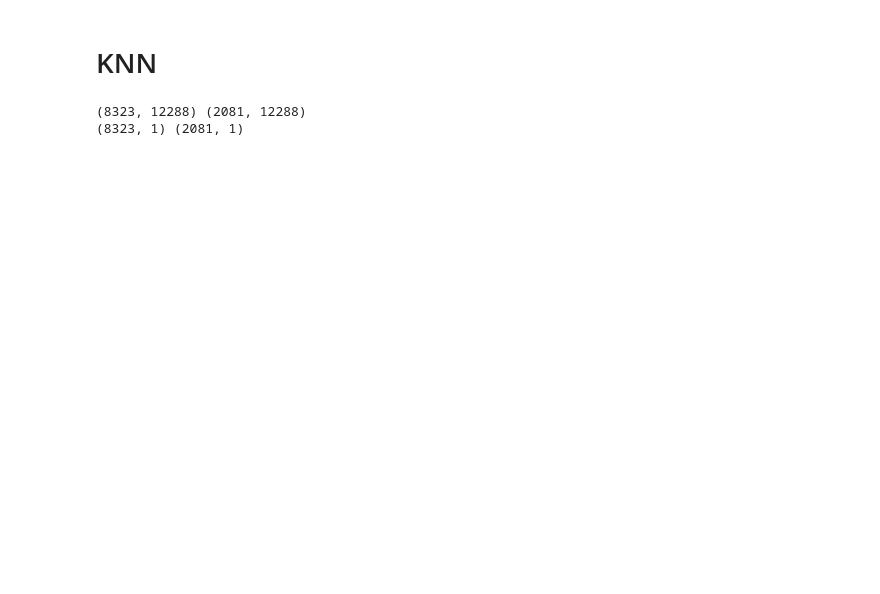
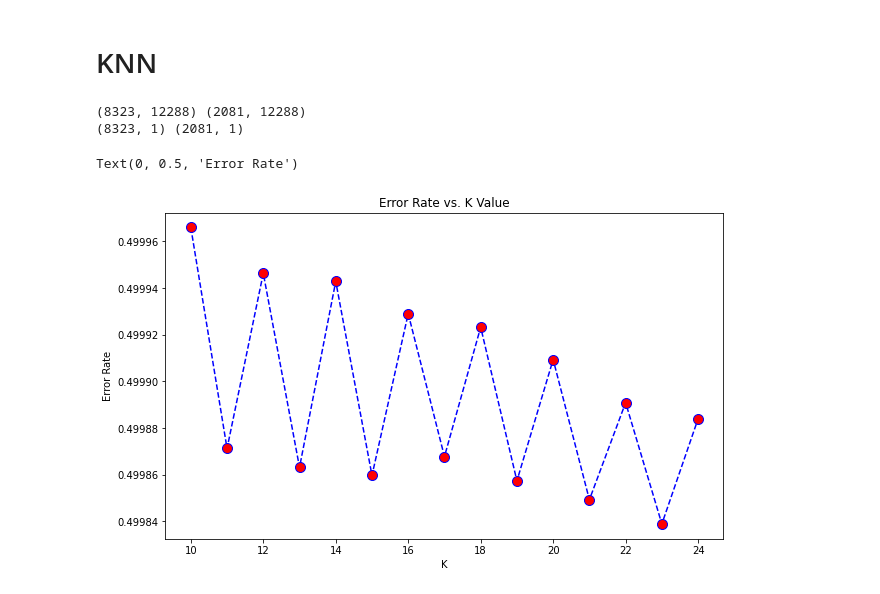
Before and after one commit to brijk20/EyeClassification, a Jupyter notebook: eye-classification.ipynb, the cells around one changed output. Drawn from its saved outputs; the diff is of its cells as text; code cells hidden in the pictures; blank space fills up the shorter version.

```diff
--- a/eye-classification.ipynb
+++ b/eye-classification.ipynb
@@ -279,14 +291,16 @@ display(df1.head())
 # %% [markdown]
 # KNN
+# %%
+# Function to reset the index and reshape the array
+def cleaned(X):
+    for i in range(len(X)):
+        X[i] = np.vstack(X[i].reset_index(drop=True))
+    return X
 # %%
 # Split data into train and test
-
 X_train, X_test,y_train, y_test = train_test_split(df1.Image, df1.Label, test_size = 0.2, random_state = 7)
 
-X_train = np.vstack(X_train.reset_index(drop=True))
-X_test = np.vstack(X_test.reset_index(drop=True))
-y_train = np.vstack(y_train.reset_index(drop=True))
-y_test = np.vstack(y_test.reset_index(drop=True))
+X_train, X_test,y_train, y_test = cleaned([X_train, X_test,y_train, y_test])
 
 print(X_train.shape, X_test.shape)
 print(y_train.shape, y_test.shape)
@@ -297,8 +311,9 @@ print(y_train.shape, y_test.shape)
 # Applying KNN multiple times to find best value of K
 
 error_rate = []
+acc = []
 
-for i in range(1,50):
+for i in range(10,25):
 
     knn = KNeighborsClassifier(n_neighbors=i)
     knn.fit(X_train,y_train)
@@ -307,8 +322,11 @@ for i in range(1,50):
 # %%
 # Elbow plot to see optimum value of K
 plt.figure(figsize=(10,6))
-plt.plot(range(1,50),error_rate,color=’blue’, linestyle=’dashed’, marker=’o’, markerfacecolor=’red’, markersize=10)
-plt.title(‘Error Rate vs. K Value’)
-plt.xlabel(‘K’)
-plt.ylabel(‘Error Rate’)
+plt.plot(range(10,25),error_rate,color='blue', linestyle='dashed', marker='o', markerfacecolor='red', markersize=10)
+plt.title('Error Rate vs. K Value')
+plt.xlabel('K')
+plt.ylabel('Error Rate')
+# %% [output]
+Text(0, 0.5, 'Error Rate')
+[figure, added]
 # %%
```
Also changed, not shown: parts of 55 cells of this notebook.
